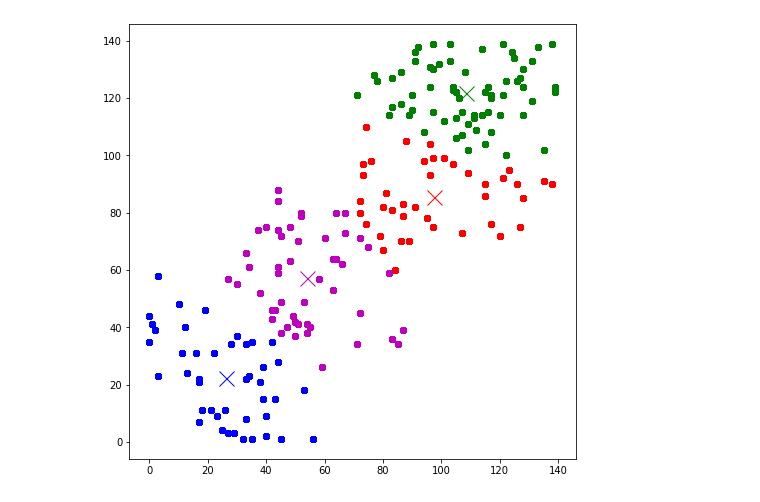
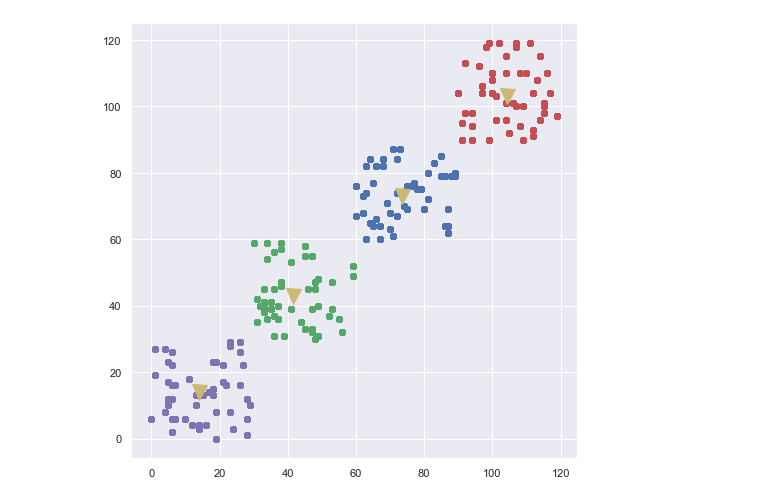
Before and after one commit to NPilis/ML, a Jupyter notebook: K-Means-Clustering/K-Means-Clustering.ipynb, the cells around one changed output. Cells and saved outputs as stored; diff of their text form; code cells hidden in the pictures.

Commit message:
Minimizing cost function and testing clusters

```diff
--- a/K-Means-Clustering/K-Means-Clustering.ipynb
+++ b/K-Means-Clustering/K-Means-Clustering.ipynb
@@ -58,0 +16,7 @@ while n > 0:
+# %%
+sns.set()
+fig, ax = plt.subplots(figsize=(8, 8))
+for c, p, g in zip(centroids, points, groups):
+    ax.plot(g[:, 0], g[:, 1], 'bo')
+    ax.plot(*c, 'yv',  markersize=15)
+plt.show()
@@ -59,3 +25,36 @@ while n > 0:
+# %%
+costs = []
+best_cluster = None
+min_cost = 10**4
+samps = groups.reshape((-1, 2))
+for _ in range(5):
+    # Testing for different centroid initialization
+    centroids = np.array([groups[np.random.randint(num_groups)][np.random.randint(g_size)] \
+                     for _ in range(num_centroids)])
+    clusters = [[] for _ in range(num_centroids)]
+    n_iters = 20
+    while n_iters > 0:
+        J_cost = 0
+        # Cluster assigment
+        for i, e in enumerate(samps):
+            distances = [np.linalg.norm(e - c) for c in centroids]
+            min_idx = np.argmin(distances)
+            J_cost += distances[min_idx]
+            clusters[min_idx].append(i)
+            for group in clusters[:min_idx] + clusters[min_idx+1:]:
+                if i in group:
+                    group.remove(i)
+
+        # Move centroid
+        moves = [np.mean(samps[group], axis=0) for group in clusters]
+        centroids = moves
+        costs.append(J_cost/len(samps))
+        n_iters -= 1
+
+    if costs[-1] < min_cost:
+        min_cost = costs[-1]
+        best_clusters = clusters
+        best_centroids = centroids
 # %%
 plt.plot(costs)
 print(np.min(costs))
@@ -65,9 +64,10 @@ print(np.min(costs))
 # %%
+# Best cluster vis
 fig, ax = plt.subplots(figsize=(8, 8))
 points = ['b', 'r', 'g', 'm']
-for c, p, g in zip(centroids, points, groups):
+for c, p, g in zip(best_centroids, points, best_clusters):
     ax.plot(samps[g][:, 0], samps[g][:, 1], p+'o')
-    ax.plot(*c, p+'x', markersize=15)
+    ax.plot(*c, 'yv', markersize=15)
 plt.show()
 # %% [output]
-[figure, old version]
+[figure, new version]
```
Also changed, not shown: parts of 6 cells of this notebook.
